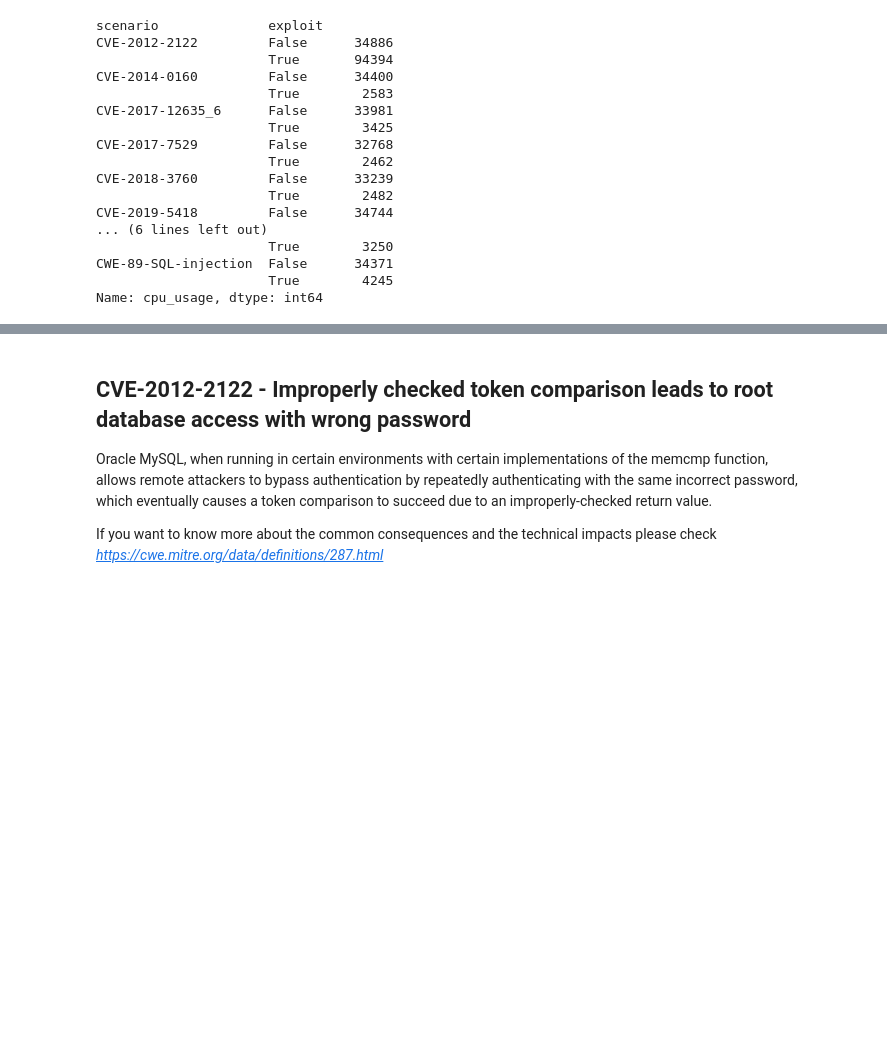
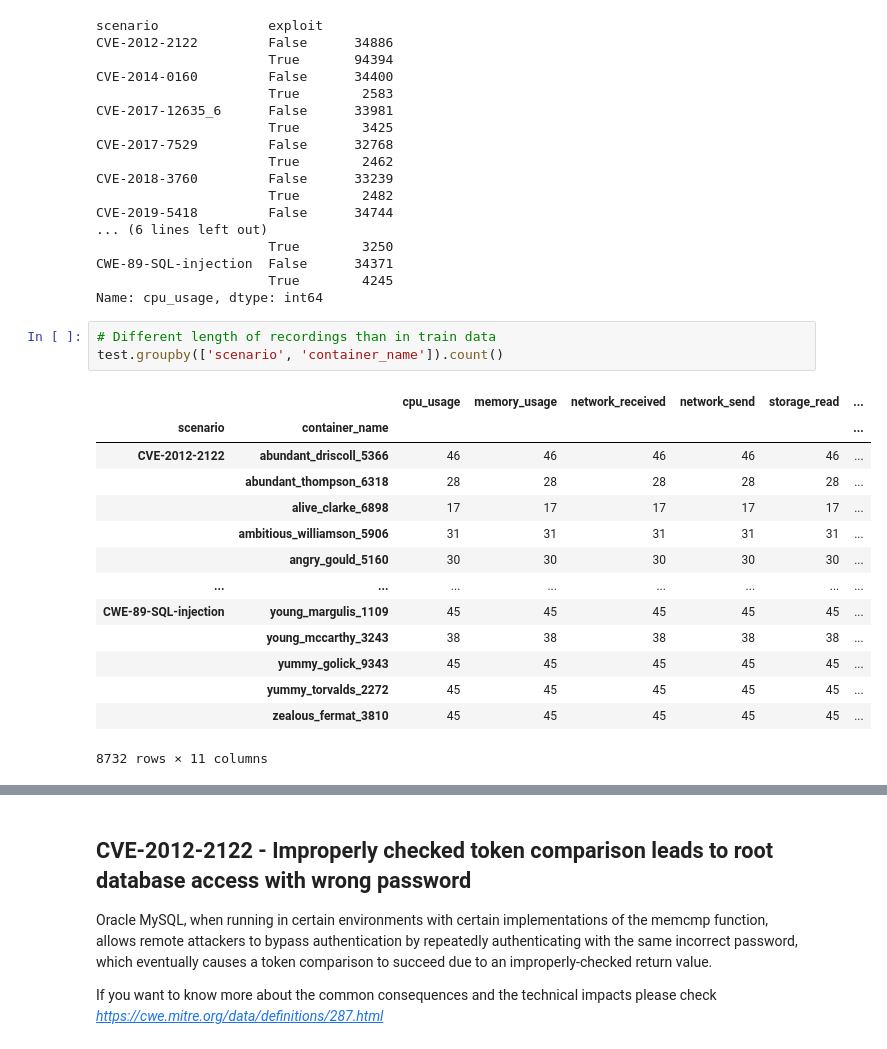
Before and after one commit to Janalytics94/anomaly-detection-software, a Jupyter notebook: src/notebooks/EDA.ipynb, the cells around one changed output, grey strips where cells are left out. Saved outputs shown, nothing was run; the diff lists cells and outputs as text; blank space fills up the shorter version.

Commit message:
add time series data section in EDA.ipynb

```diff
--- a/src/notebooks/EDA.ipynb
+++ b/src/notebooks/EDA.ipynb
@@ -152,3 +170,21 @@ CVE-2019-5418         False      34744
 CWE-89-SQL-injection  False      34371
                       True        4245
 Name: cpu_usage, dtype: int64
+# %%
+# Different length of recordings than in train data
+test.groupby(['scenario', 'container_name']).count()
+# %% [output]
+|  |  | cpu_usage | memory_usage | network_received | network_send | storage_read | ... |
+| scenario | container_name |  |  |  |  |  | ... |
+| CVE-2012-2122 | abundant_driscoll_5366 | 46 | 46 | 46 | 46 | 46 | ... |
+|  | abundant_thompson_6318 | 28 | 28 | 28 | 28 | 28 | ... |
+|  | alive_clarke_6898 | 17 | 17 | 17 | 17 | 17 | ... |
+|  | ambitious_williamson_5906 | 31 | 31 | 31 | 31 | 31 | ... |
+|  | angry_gould_5160 | 30 | 30 | 30 | 30 | 30 | ... |
+| ... | ... | ... | ... | ... | ... | ... | ... |
+| CWE-89-SQL-injection | young_margulis_1109 | 45 | 45 | 45 | 45 | 45 | ... |
+|  | young_mccarthy_3243 | 38 | 38 | 38 | 38 | 38 | ... |
+|  | yummy_golick_9343 | 45 | 45 | 45 | 45 | 45 | ... |
+|  | yummy_torvalds_2272 | 45 | 45 | 45 | 45 | 45 | ... |
+|  | zealous_fermat_3810 | 45 | 45 | 45 | 45 | 45 | ... |
+8732 rows × 11 columns
```
Also changed, not shown: parts of 3 cells of this notebook.
